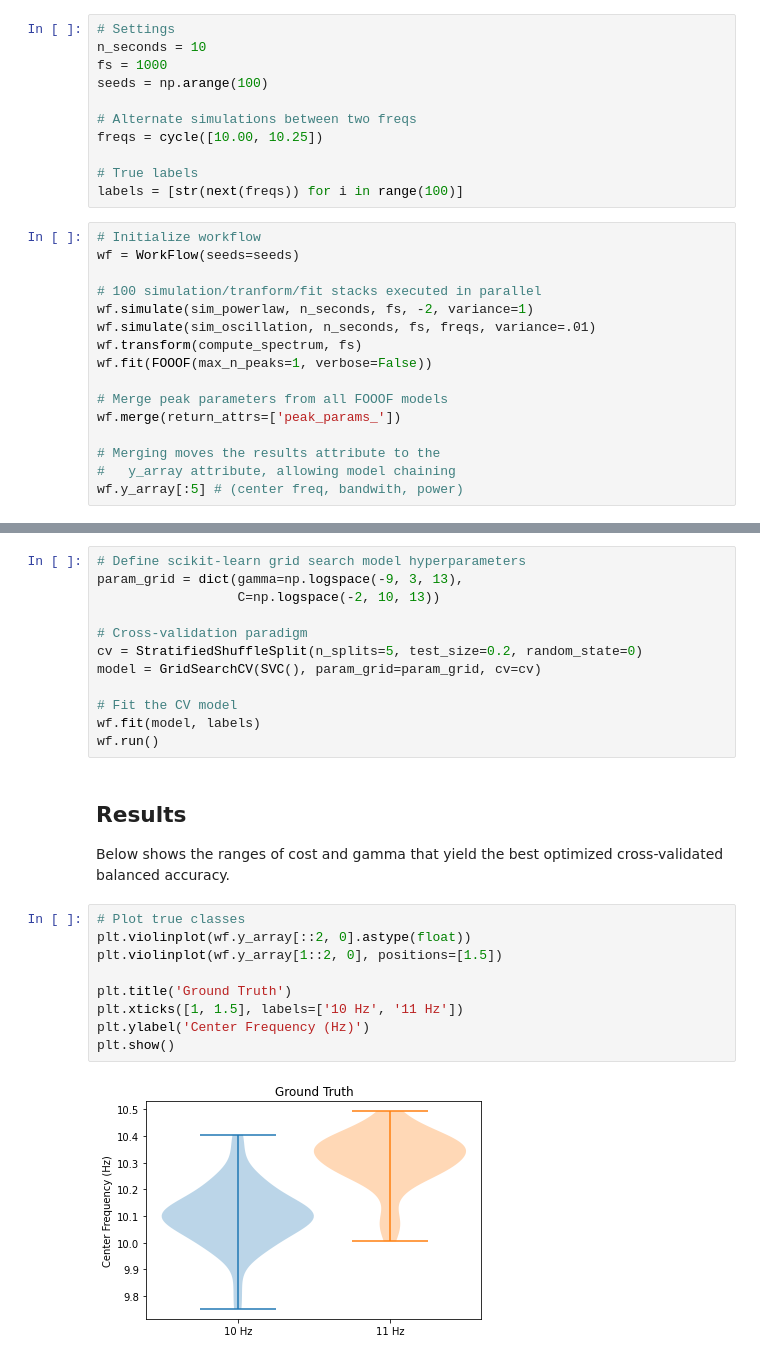
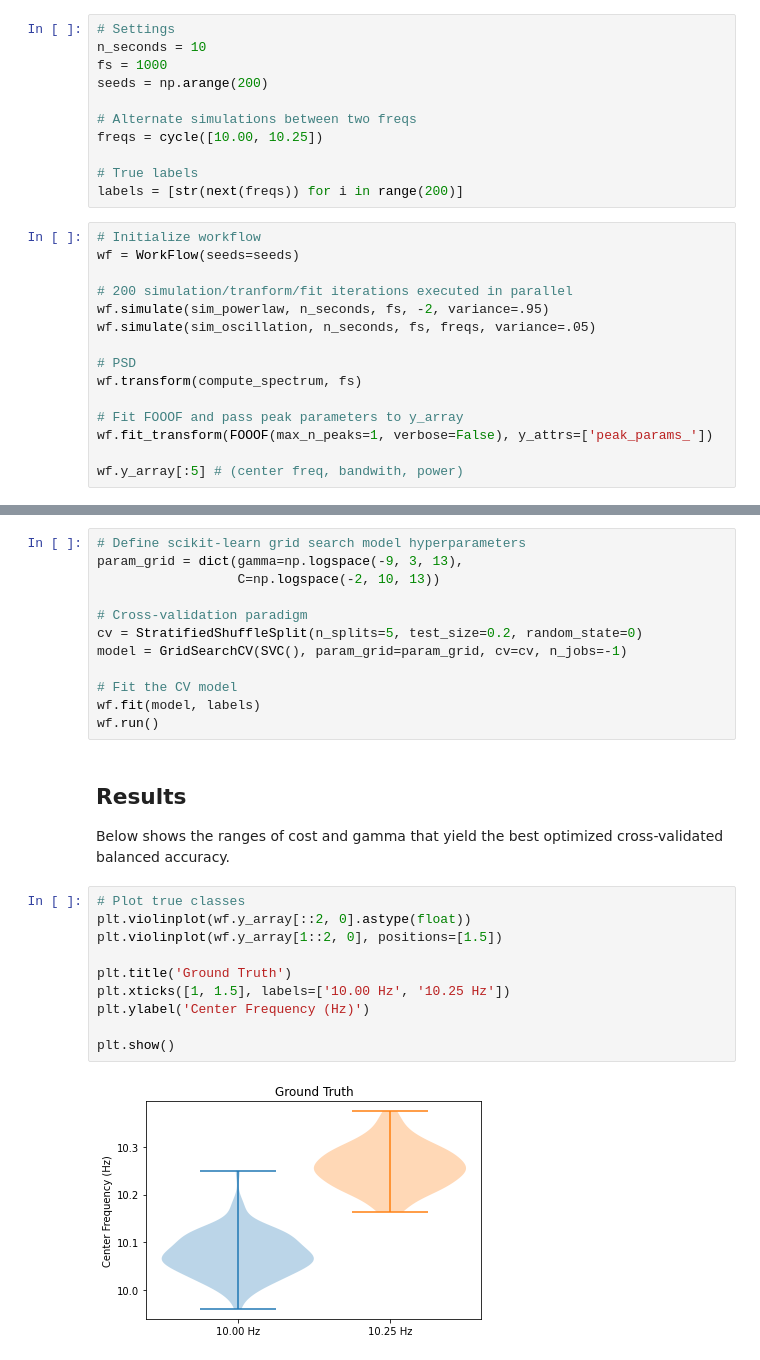
Before and after one commit to voytekresearch/ndspflow, a Jupyter notebook: tutorials/plot_3_sklearn.ipynb, the cells around one changed output, grey strips where cells are left out. Saved outputs shown, nothing was run; the diff lists cells and outputs as text.

```diff
--- a/tutorials/plot_3_sklearn.ipynb
+++ b/tutorials/plot_3_sklearn.ipynb
@@ -23,27 +25,26 @@ Models may be any class that has a `.fit()` method, including all models from `s
 # Settings
 n_seconds = 10
 fs = 1000
-seeds = np.arange(100)
+seeds = np.arange(200)
 
 # Alternate simulations between two freqs
 freqs = cycle([10.00, 10.25])
 
 # True labels
-labels = [str(next(freqs)) for i in range(100)]
+labels = [str(next(freqs)) for i in range(200)]
 # %%
 # Initialize workflow
 wf = WorkFlow(seeds=seeds)
 
-# 100 simulation/tranform/fit stacks executed in parallel
-wf.simulate(sim_powerlaw, n_seconds, fs, -2, variance=1)
-wf.simulate(sim_oscillation, n_seconds, fs, freqs, variance=.01)
+# 200 simulation/tranform/fit iterations executed in parallel
+wf.simulate(sim_powerlaw, n_seconds, fs, -2, variance=.95)
+wf.simulate(sim_oscillation, n_seconds, fs, freqs, variance=.05)
+
+# PSD
 wf.transform(compute_spectrum, fs)
-wf.fit(FOOOF(max_n_peaks=1, verbose=False))
 
-# Merge peak parameters from all FOOOF models
-wf.merge(return_attrs=['peak_params_'])
+# Fit FOOOF and pass peak parameters to y_array
+wf.fit_transform(FOOOF(max_n_peaks=1, verbose=False), y_attrs=['peak_params_'])
 
-# Merging moves the results attribute to the
-#   y_array attribute, allowing model chaining
 wf.y_array[:5] # (center freq, bandwith, power)
 # %% [output]
@@ -62,7 +63,7 @@ param_grid = dict(gamma=np.logspace(-9, 3, 13),
 
 # Cross-validation paradigm
 cv = StratifiedShuffleSplit(n_splits=5, test_size=0.2, random_state=0)
-model = GridSearchCV(SVC(), param_grid=param_grid, cv=cv)
+model = GridSearchCV(SVC(), param_grid=param_grid, cv=cv, n_jobs=-1)
 
 # Fit the CV model
 wf.fit(model, labels)
@@ -74,14 +75,15 @@ Below shows the ranges of cost and gamma that yield the best optimized cross-val
 # %%
 # Plot true classes
 plt.violinplot(wf.y_array[::2, 0].astype(float))
 plt.violinplot(wf.y_array[1::2, 0], positions=[1.5])
 
 plt.title('Ground Truth')
-plt.xticks([1, 1.5], labels=['10 Hz', '11 Hz'])
+plt.xticks([1, 1.5], labels=['10.00 Hz', '10.25 Hz'])
 plt.ylabel('Center Frequency (Hz)')
+
 plt.show()
 # %% [output]
-[figure, old version]
+[figure, new version]
 # %%
 # Extract balanced accuracy metric from each fold in the CV
 scores = wf.results.cv_results_['mean_test_score'].reshape(13, 13)
```
Also changed, not shown: parts of 3 cells of this notebook, 46 other files.
